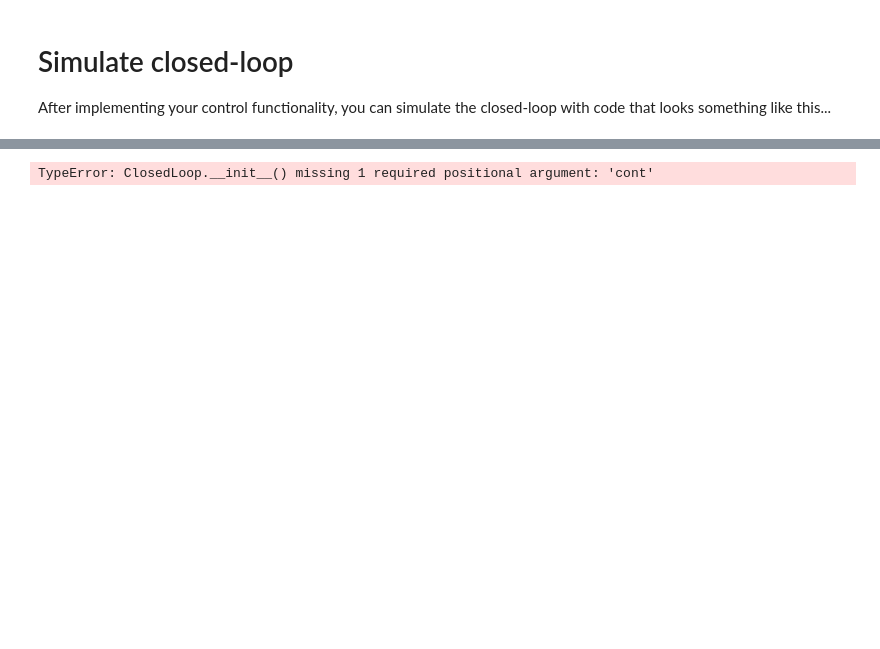
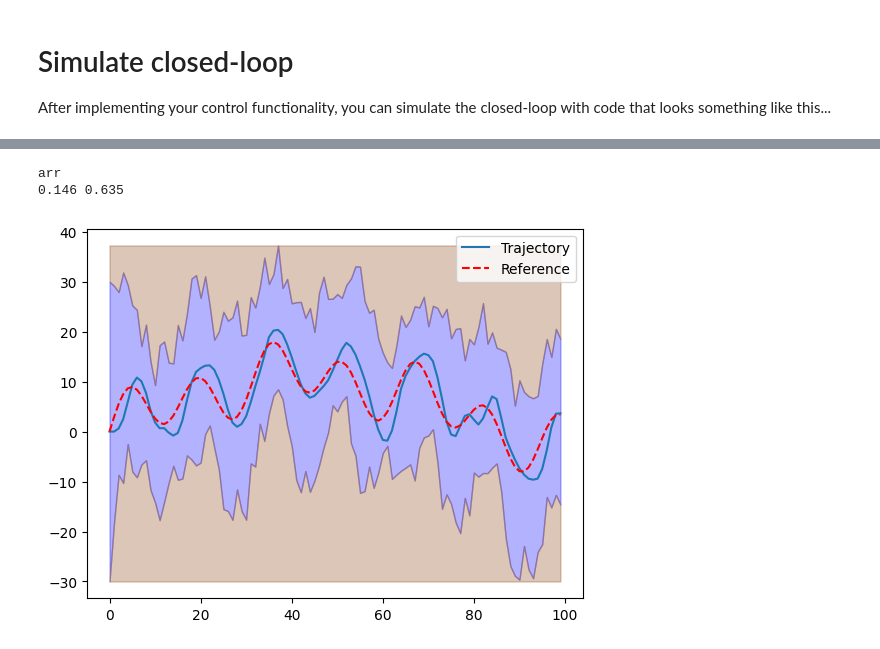
Before and after one commit to benji0208/b1-coding-practical-mt24, a Jupyter notebook: notebooks/demo.ipynb, the cells around one changed output, grey strips where cells are left out. Cells and saved outputs as stored; diff of their text form; code cells hidden in the pictures; blank space fills up the shorter version.

Commit message:
with testing block to find best controller values

```diff
--- a/notebooks/demo.ipynb
+++ b/notebooks/demo.ipynb
@@ -29,3 +31,5 @@ import sys
 
 
 # Adds the B1-CODING-PRACTICAL-MT24 directory to the Python path
+for i in range (0,10):
+    print(i)
@@ -57,15 +72,40 @@ TypeError: controller.control() takes 2 positional arguments but 3 were given
-# %%
-sub = Submarine()
-# Instantiate your controller (depending on your implementation)
-closed_loop = ClosedLoop(sub)
-mission = Mission.from_csv(r"C:\Users\benji\OneDrive - Nexus365\Catz Engineering\year 3\Standard\B1\code\python\b1-coding-practical-mt24\data\mission.csv")
-
-
-trajectory = closed_loop.simulate_with_random_disturbances(mission)
-#trajectory.plot_completed_mission(mission)
-
-print(len(trajectory.position[:,1]))
-print(len(mission.reference)) #same length
-#for i in range(0, len(mission.reference))
-# %% [output]
-TypeError: ClosedLoop.__init__() missing 1 required positional argument: 'cont'
+# %%
+sub = Submarine()
+# Instantiate your controller (depending on your implementation)
+n = 10 #size of space looking in
+step_size = 0.005
+mission1 = Mission.from_csv(r"C:\Users\benji\OneDrive - Nexus365\Catz Engineering\year 3\Standard\B1\code\python\b1-coding-practical-mt24\data\mission.csv")
+
+error_results = np.zeros(n*n) #format i*10+j index
+for i in range(0,n):
+    for j in range(0,n):
+        finalerror = 0;
+        for av in range(0,5):
+            sub = Submarine()
+            mycontroller = controller(0.15+((i-n/2)*step_size),0.65+((j-n/2)*step_size))
+            closed_loop = ClosedLoop(sub,mycontroller)
+            trajectory = closed_loop.simulate_with_random_disturbances(mission1)
+            finalerror += mycontroller.get_total_error()
+
+        error_results[i*10+j] += finalerror/5
+
+min_error = np.min(error_results)
+min_index = np.argmin(error_results)
+old_i = min_index/n
+old_j = min_index%n
+Kp_Op = 0.15+(old_i-n/2)*step_size
+Kd_Op = 0.65+(old_j-n/2)*step_size
+
+print((Kp_Op),Kd_Op)
+
+#final test to see if its better.
+sub = Submarine()
+mycontroller = controller(Kp_Op,Kd_Op)
+# Instantiate your controller (depending on your implementation)
+closed_loop = ClosedLoop(sub,mycontroller)
+trajectory = closed_loop.simulate_with_random_disturbances(mission)
+trajectory.plot_completed_mission(mission)
+# %% [output]
+arr
+0.146 0.635
+[figure, added]
```
Also changed, not shown: parts of 3 cells of this notebook, 1 other file.
